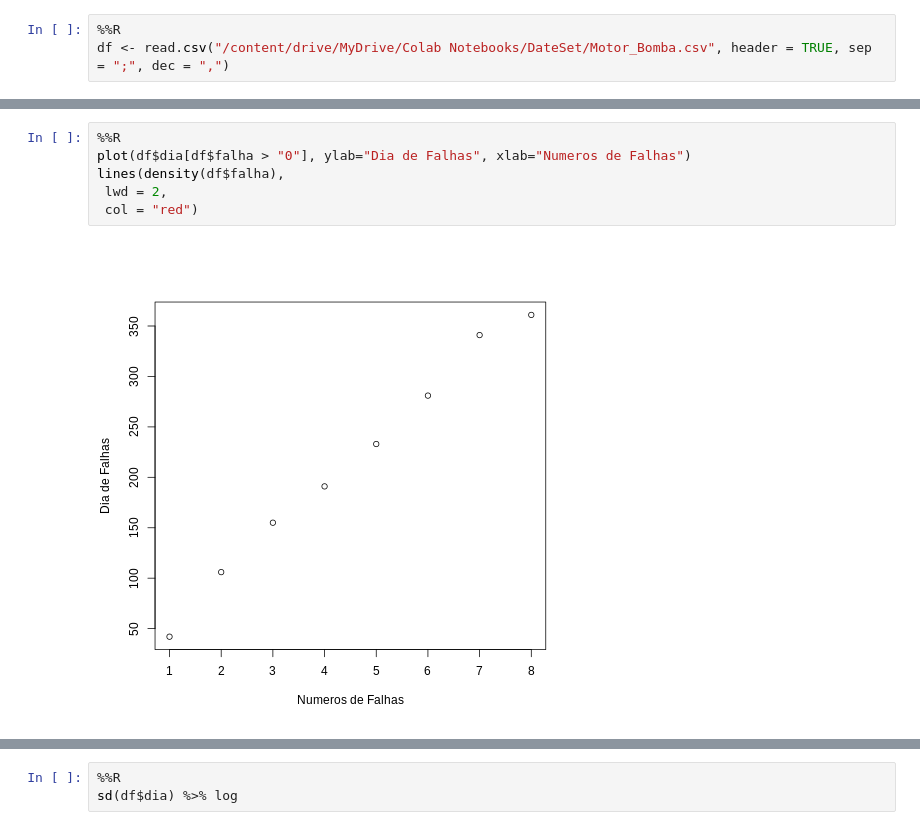
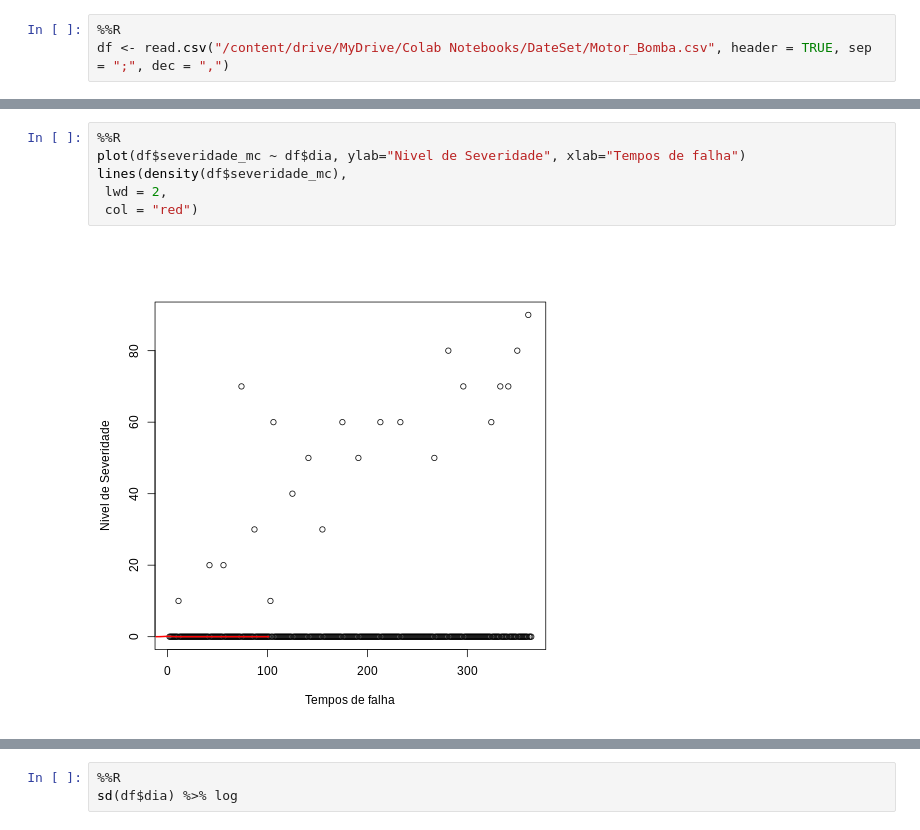
Before and after one commit to uervitonsantos/Atividade_Analise_Bayeseana_Com_RSTAN, a Jupyter notebook: trabalho_de_estatistivca_bayesiana.ipynb, the cells around one changed output, grey strips where cells are left out. Drawn from its saved outputs; the diff is of its cells as text.

```diff
--- a/trabalho_de_estatistivca_bayesiana.ipynb
+++ b/trabalho_de_estatistivca_bayesiana.ipynb
@@ -76,12 +74,12 @@ str(df)
  $ temp_oleo_ulf                 : int  21 21 21 21 21 21 21 21 21 21 ...
 # %%
 %%R
-plot(df$dia[df$falha > "0"], ylab="Dia de Falhas", xlab="Numeros de Falhas")
-lines(density(df$falha),
+plot(df$severidade_mc ~ df$dia, ylab="Nivel de Severidade", xlab="Tempos de falha")
+lines(density(df$severidade_mc),
  lwd = 2,
  col = "red")
 # %% [output]
-[figure, old version]
+[figure, new version]
 # %%
 %%R
 sd(df$falha) %>% log
```
Also changed, not shown: parts of 13 cells of this notebook.
